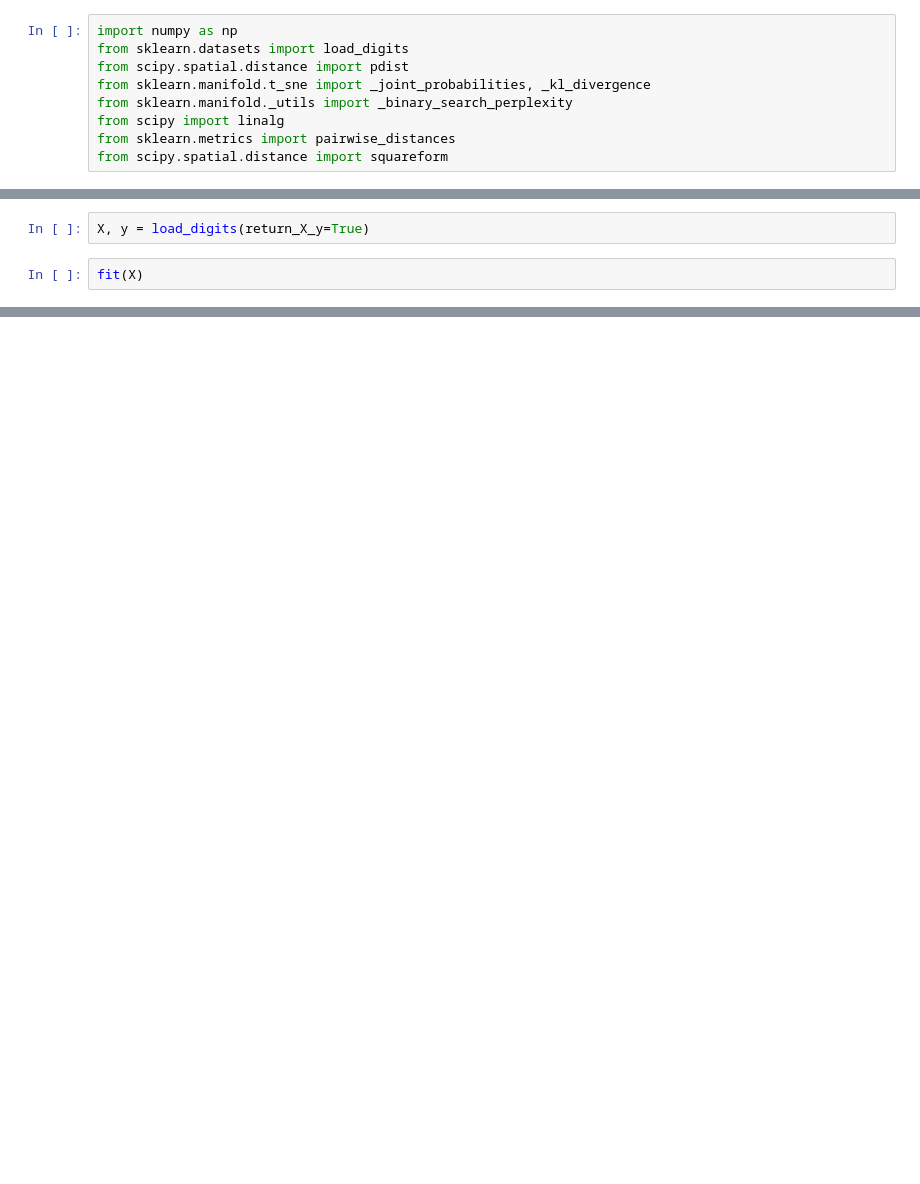
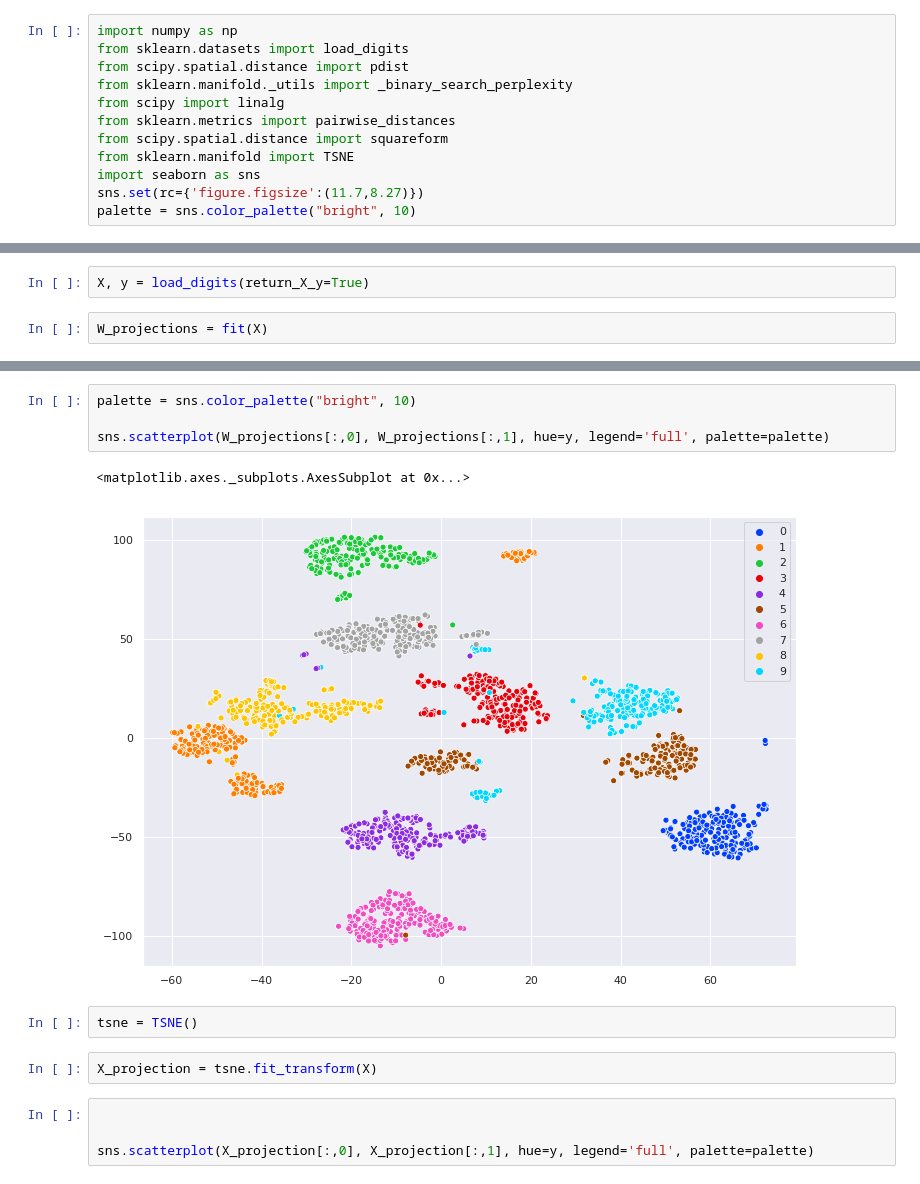
Before and after one commit to sethips/t-sne, a Jupyter notebook: t-sne.ipynb, the cells around one changed output, grey strips where cells are left out. Saved outputs shown, nothing was run; the diff lists cells and outputs as text; blank space fills up the shorter version.

```diff
--- a/t-sne.ipynb
+++ b/t-sne.ipynb
@@ -2,11 +2,14 @@
 import numpy as np
 from sklearn.datasets import load_digits
 from scipy.spatial.distance import pdist
-from sklearn.manifold.t_sne import _joint_probabilities, _kl_divergence
 from sklearn.manifold._utils import _binary_search_perplexity
 from scipy import linalg
 from sklearn.metrics import pairwise_distances
 from scipy.spatial.distance import squareform
+from sklearn.manifold import TSNE
+import seaborn as sns
+sns.set(rc={'figure.figsize':(11.7,8.27)})
+palette = sns.color_palette("bright", 10)
 # %%
 def _joint_probabilities(distances, desired_perplexity):
     distances = distances.astype(np.float32, copy=False)
@@ -139,5 +135,5 @@ def _gradient_descent(objective, p0, it=0, n_iter=1000,
     return p, error, i
 # %%
 X, y = load_digits(return_X_y=True)
-# %%
-fit(X)
+# %%
+W_projections = fit(X)
@@ -143,0 +158,15 @@ fit(X)
+# %%
+palette = sns.color_palette("bright", 10)
+
+sns.scatterplot(W_projections[:,0], W_projections[:,1], hue=y, legend='full', palette=palette)
+# %% [output]
+<matplotlib.axes._subplots.AxesSubplot at 0x...>
+[figure, added]
+# %%
+tsne = TSNE()
+# %%
+X_projection = tsne.fit_transform(X)
+# %%
+
+
+sns.scatterplot(X_projection[:,0], X_projection[:,1], hue=y, legend='full', palette=palette)
```
Also changed, not shown: parts of 7 cells of this notebook.
